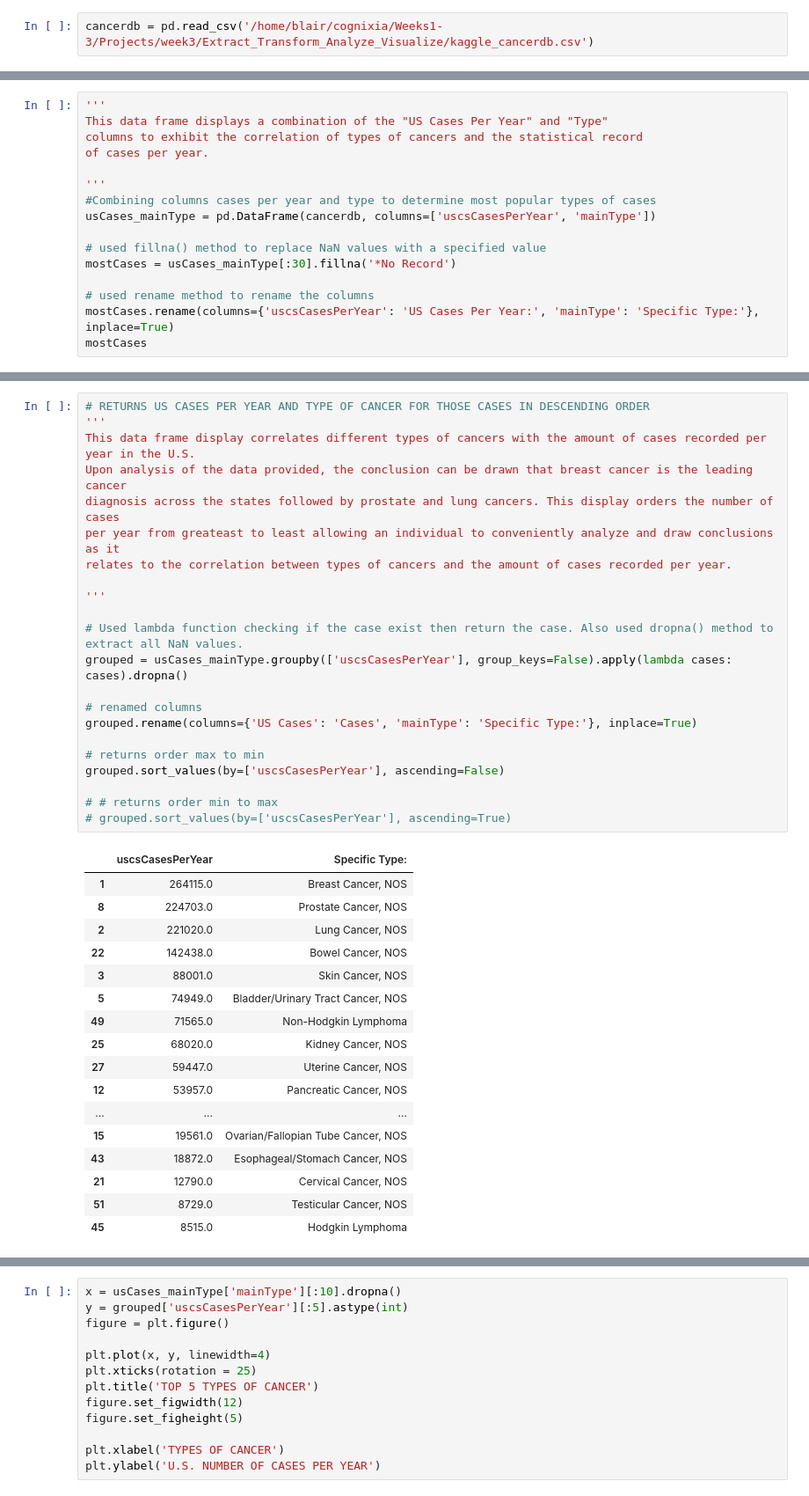
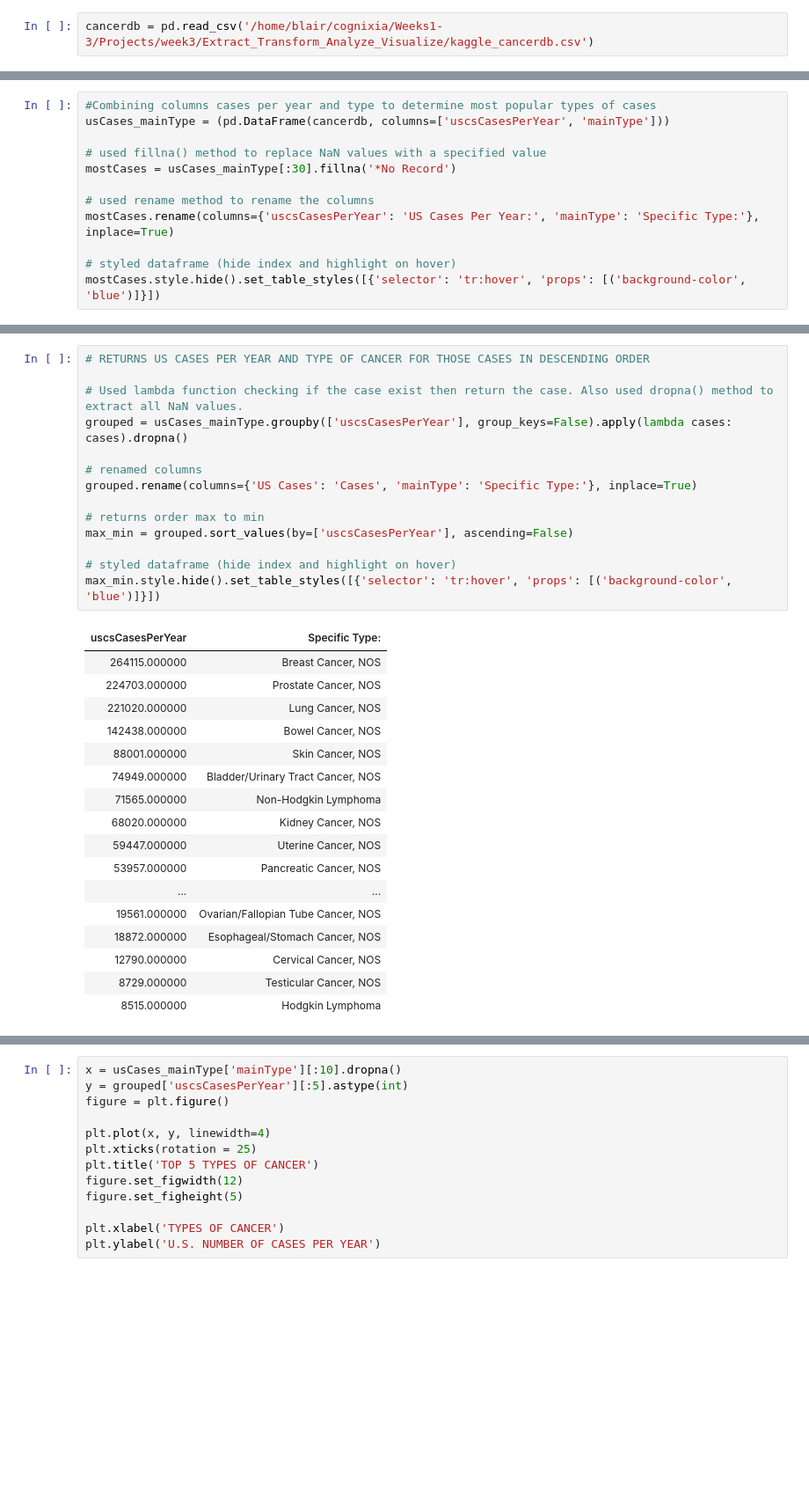
Before and after one commit to blwishom/etav_project, a Jupyter notebook: etav.ipynb, the cells around one changed output, grey strips where cells are left out. Shown: that part at 88% size. Cells and saved outputs as stored; diff of their text form; blank space fills up the shorter version.

```diff
--- a/etav.ipynb
+++ b/etav.ipynb
@@ -51,17 +54,13 @@ cancerDataFrame
 # %%
-'''
-This data frame displays a combination of the "US Cases Per Year" and "Type"
-columns to exhibit the correlation of types of cancers and the statistical record
-of cases per year.
-
-'''
 #Combining columns cases per year and type to determine most popular types of cases
-usCases_mainType = pd.DataFrame(cancerdb, columns=['uscsCasesPerYear', 'mainType'])
+usCases_mainType = (pd.DataFrame(cancerdb, columns=['uscsCasesPerYear', 'mainType']))
 
 # used fillna() method to replace NaN values with a specified value
 mostCases = usCases_mainType[:30].fillna('*No Record')
 
 # used rename method to rename the columns
 mostCases.rename(columns={'uscsCasesPerYear': 'US Cases Per Year:', 'mainType': 'Specific Type:'}, inplace=True)
-mostCases
+
+# styled dataframe (hide index and highlight on hover)
+mostCases.style.hide().set_table_styles([{'selector': 'tr:hover', 'props': [('background-color', 'blue')]}])
 # %% [output]
@@ -85,40 +90,32 @@ mostCases
 # %%
 # RETURNS US CASES PER YEAR AND TYPE OF CANCER FOR THOSE CASES IN DESCENDING ORDER
-'''
-This data frame display correlates different types of cancers with the amount of cases recorded per year in the U.S.
-Upon analysis of the data provided, the conclusion can be drawn that breast cancer is the leading cancer
-diagnosis across the states followed by prostate and lung cancers. This display orders the number of cases
-per year from greateast to least allowing an individual to conveniently analyze and draw conclusions as it
-relates to the correlation between types of cancers and the amount of cases recorded per year.
-
-'''
 
 # Used lambda function checking if the case exist then return the case. Also used dropna() method to extract all NaN values.
 grouped = usCases_mainType.groupby(['uscsCasesPerYear'], group_keys=False).apply(lambda cases: cases).dropna()
 
 # renamed columns
 grouped.rename(columns={'US Cases': 'Cases', 'mainType': 'Specific Type:'}, inplace=True)
 
 # returns order max to min
-grouped.sort_values(by=['uscsCasesPerYear'], ascending=False)
+max_min = grouped.sort_values(by=['uscsCasesPerYear'], ascending=False)
 
-# # returns order min to max
-# grouped.sort_values(by=['uscsCasesPerYear'], ascending=True)
+# styled dataframe (hide index and highlight on hover)
+max_min.style.hide().set_table_styles([{'selector': 'tr:hover', 'props': [('background-color', 'blue')]}])
 # %% [output]
-|  | uscsCasesPerYear | Specific Type: |
-| 1 | 264115.0 | Breast Cancer, NOS |
-| 8 | 224703.0 | Prostate Cancer, NOS |
-| 2 | 221020.0 | Lung Cancer, NOS |
-| 22 | 142438.0 | Bowel Cancer, NOS |
-| 3 | 88001.0 | Skin Cancer, NOS |
-| 5 | 74949.0 | Bladder/Urinary Tract Cancer, NOS |
-| 49 | 71565.0 | Non-Hodgkin Lymphoma |
-| 25 | 68020.0 | Kidney Cancer, NOS |
-| 27 | 59447.0 | Uterine Cancer, NOS |
-| 12 | 53957.0 | Pancreatic Cancer, NOS |
-| ... | ... | ... |
-| 15 | 19561.0 | Ovarian/Fallopian Tube Cancer, NOS |
-| 43 | 18872.0 | Esophageal/Stomach Cancer, NOS |
-| 21 | 12790.0 | Cervical Cancer, NOS |
-| 51 | 8729.0 | Testicular Cancer, NOS |
-| 45 | 8515.0 | Hodgkin Lymphoma |
+| uscsCasesPerYear | Specific Type: |
+| 264115.000000 | Breast Cancer, NOS |
+| 224703.000000 | Prostate Cancer, NOS |
+| 221020.000000 | Lung Cancer, NOS |
+| 142438.000000 | Bowel Cancer, NOS |
+| 88001.000000 | Skin Cancer, NOS |
+| 74949.000000 | Bladder/Urinary Tract Cancer, NOS |
+| 71565.000000 | Non-Hodgkin Lymphoma |
+| 68020.000000 | Kidney Cancer, NOS |
+| 59447.000000 | Uterine Cancer, NOS |
+| 53957.000000 | Pancreatic Cancer, NOS |
+| ... | ... |
+| 19561.000000 | Ovarian/Fallopian Tube Cancer, NOS |
+| 18872.000000 | Esophageal/Stomach Cancer, NOS |
+| 12790.000000 | Cervical Cancer, NOS |
+| 8729.000000 | Testicular Cancer, NOS |
+| 8515.000000 | Hodgkin Lymphoma |
```
Also changed, not shown: parts of 17 cells of this notebook.
